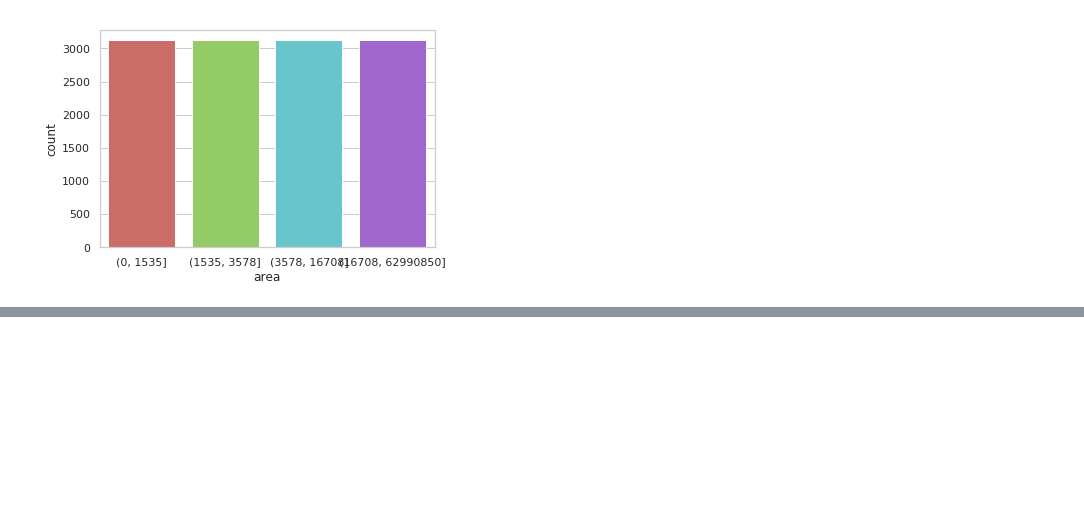
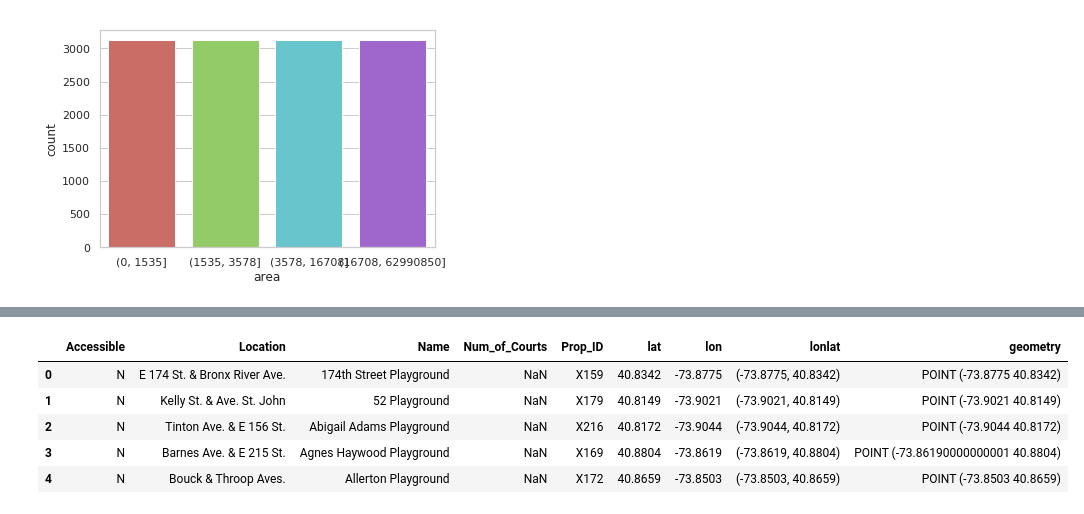
Before and after one commit to rohuniyer/How-greenspace-makes-the-green, a Jupyter notebook: greenspace.ipynb, the cells around one changed output, grey strips where cells are left out. Saved outputs shown, nothing was run; the diff lists cells and outputs as text; code cells hidden in the pictures; blank space fills up the shorter version.

```diff
--- a/greenspace.ipynb
+++ b/greenspace.ipynb
@@ -63,0 +106,18 @@ pz.head()
+# %%
+basketball=pd.read_json("/nfshome"+"/cl4855"+"/ADS"+"/How-greenspace-makes-the-green"+"/Parks Zones"+"/DPR_Basketball_001.json")
+# %%
+basketball.dropna()
+basketball['lonlat']=list(zip(basketball.lon,basketball.lat))
+basketball['geometry']=basketball[['lonlat']].applymap(lambda x:shapely.geometry.Point(x))
+# %%
+basketball=gpd.GeoDataFrame(basketball)
+basketball.crs = from_epsg(4326)
+# %%
+basketball.head()
+# %% [output]
+|  | Accessible | Location | Name | Num_of_Courts | Prop_ID | lat | lon | lonlat | geometry |
+| 0 | N | E 174 St. & Bronx River Ave. | 174th Street Playground | NaN | X159 | 40.8342 | -73.8775 | (-73.8775, 40.8342) | POINT (-73.8775 40.8342) |
+| 1 | N | Kelly St. & Ave. St. John | 52 Playground | NaN | X179 | 40.8149 | -73.9021 | (-73.9021, 40.8149) | POINT (-73.9021 40.8149) |
+| 2 | N | Tinton Ave. & E 156 St. | Abigail Adams Playground | NaN | X216 | 40.8172 | -73.9044 | (-73.9044, 40.8172) | POINT (-73.9044 40.8172) |
+| 3 | N | Barnes Ave. & E 215 St. | Agnes Haywood Playground | NaN | X169 | 40.8804 | -73.8619 | (-73.8619, 40.8804) | POINT (-73.86190000000001 40.8804) |
+| 4 | N | Bouck & Throop Aves. | Allerton Playground | NaN | X172 | 40.8659 | -73.8503 | (-73.8503, 40.8659) | POINT (-73.8503 40.8659) |
```
Also changed, not shown: parts of 20 cells of this notebook, 6 other files.
